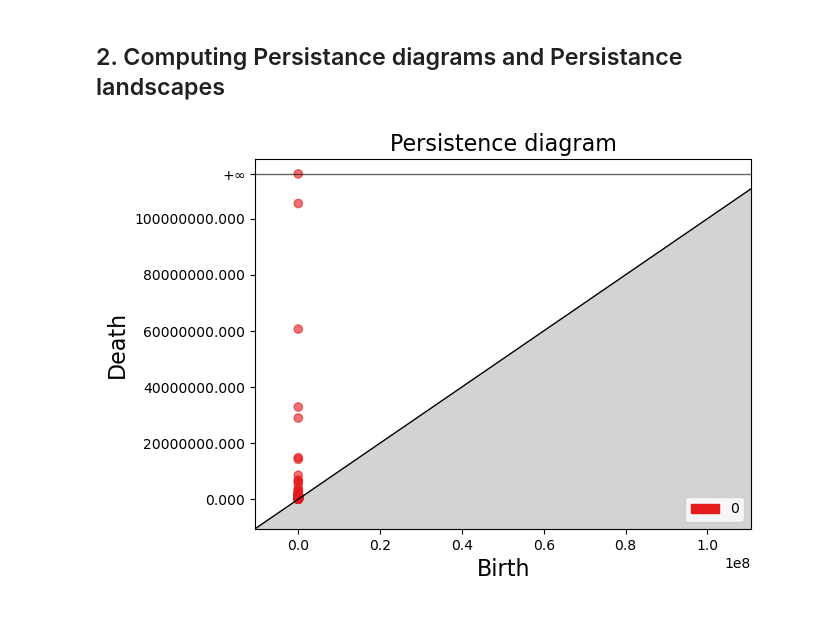
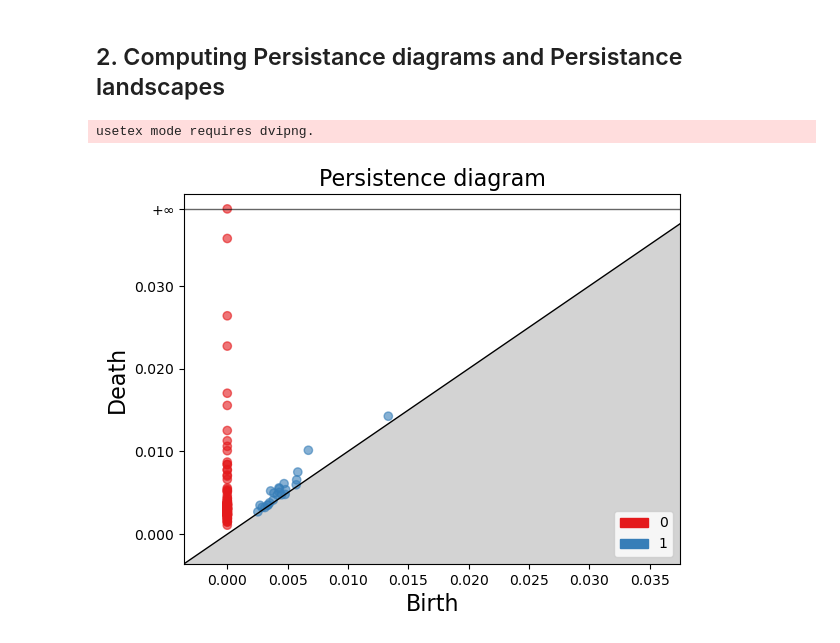
Before and after one commit to lukastan/topology_stock_market_crash, a Jupyter notebook: stock_market_crash_prediction.ipynb, the cells around one changed output. Cells and saved outputs as stored; diff of their text form; code cells hidden in the pictures.

```diff
--- a/stock_market_crash_prediction.ipynb
+++ b/stock_market_crash_prediction.ipynb
@@ -130,24 +130,35 @@ plot_price_data([df_dowjones, df_nasdaq, df_russel2000, df_sp500], legend, "Volu
 def compute_persistence_diagram(
     point_cloud:   np.ndarray,
     print_graph:   bool        = False,
+    memory_saving: tuple       = (False, 1)
 ) -> np.ndarray:
     simplex   = gd.RipsComplex(points = point_cloud)
     simplex   = simplex.create_simplex_tree(max_dimension = 2)
     bar_codes = simplex.persistence()
+    if memory_saving[0]:
+        simplex = simplex.persistence_intervals_in_dimension(memory_saving[1])
 
     if print_graph:
         gd.plot_persistence_diagram(bar_codes)
 
     return simplex
 # %%
-w_window_size = 100
-matrix = pd.read_csv('resources/dowjones.csv')
-matrix = matrix.drop(['Date'], axis=1)
-matrix = matrix.drop(range(200, len(matrix)))
-slice = matrix[0:0+w_window_size].values
-example_diagram = compute_persistence_diagram(slice, True)
+w_window_size = 50
+data = np.array([
+    df_dowjones["Adj Close_lr"][1:100],
+    df_nasdaq["Adj Close_lr"][1:100],
+    df_russel2000["Adj Close_lr"][1:100],
+    df_sp500["Adj Close_lr"][1:100]]).T
+columns = ["dowjones", "nasdaq", "russel2000", "sp500"]
+index   = df_dowjones["Date"][1:100]
+
+data = pd.DataFrame(data, columns=columns, index=index)
+data = data.values
+
+example_diagram = compute_persistence_diagram(data, True, (True, 1))
 # %% [output]
+usetex mode requires dvipng.
-[figure, old version]
+[figure, new version]
 # %%
 def compute_persistence_diagrams(
     data:          pd.DataFrame,
```
Also changed, not shown: parts of 5 cells of this notebook.
